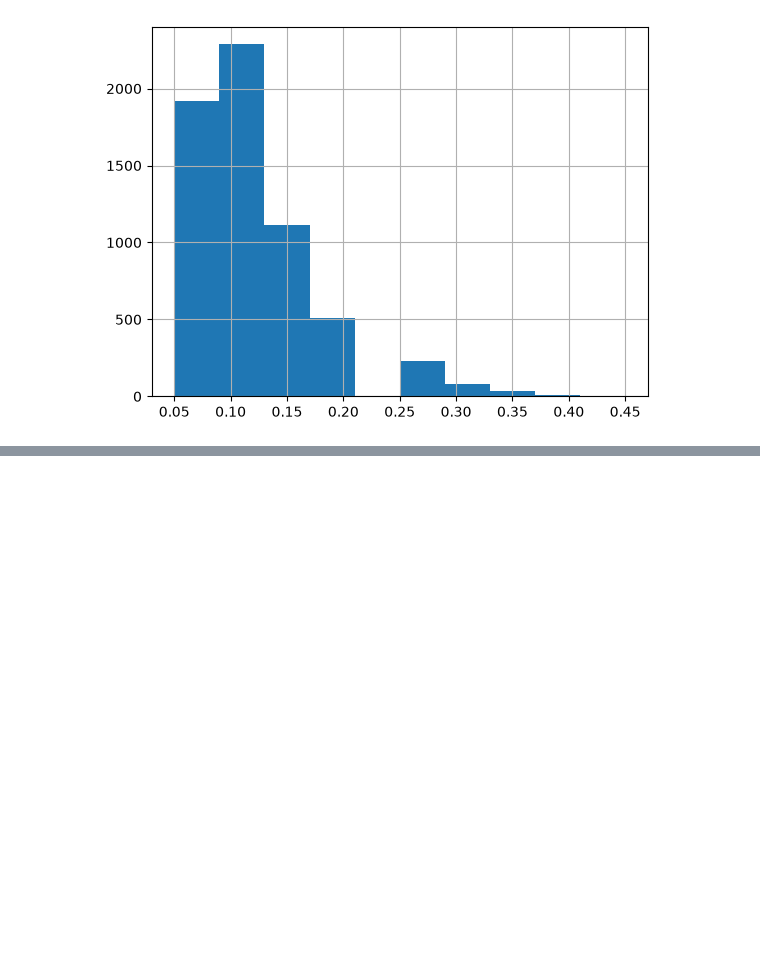
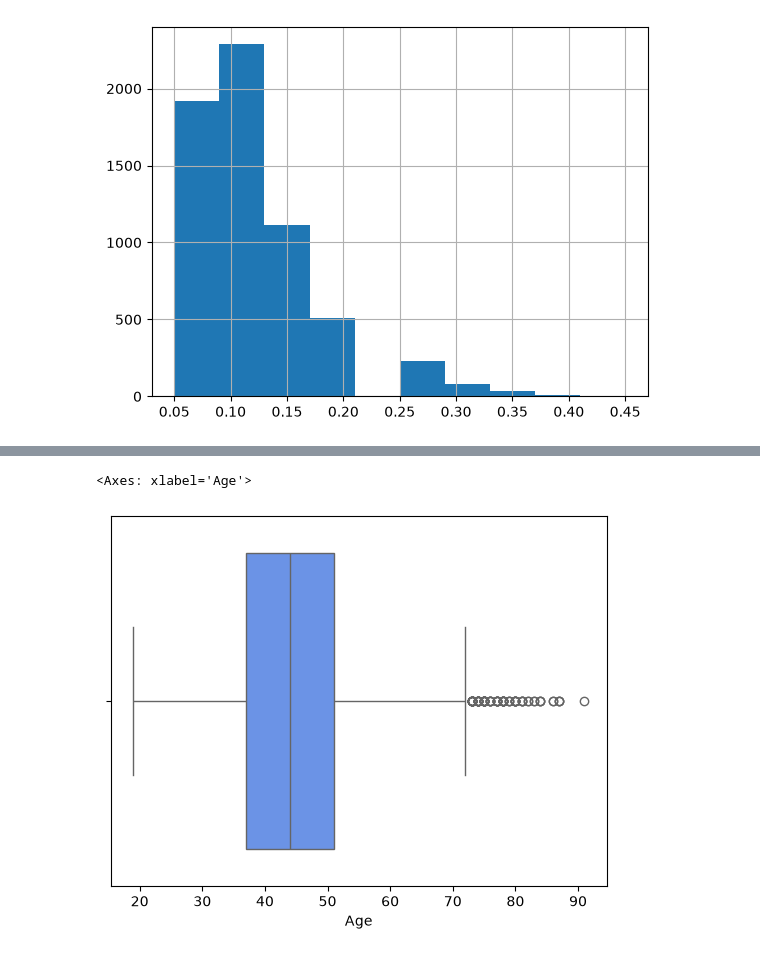
Before and after one commit to anuar-masterschool/TravelTideJul, a Jupyter notebook: EDA.ipynb, the cells around one changed output, grey strips where cells are left out. Cells and saved outputs as stored; diff of their text form; code cells hidden in the pictures; blank space fills up the shorter version.

```diff
--- a/EDA.ipynb
+++ b/EDA.ipynb
@@ -153,0 +201,5 @@ sessions["hotel_discount_amount"].hist()
+# %%
+sns.boxplot(users,x="Age")
+# %% [output]
+<Axes: xlabel='Age'>
+[figure, added]
```
Also changed, not shown: parts of 44 cells of this notebook.
